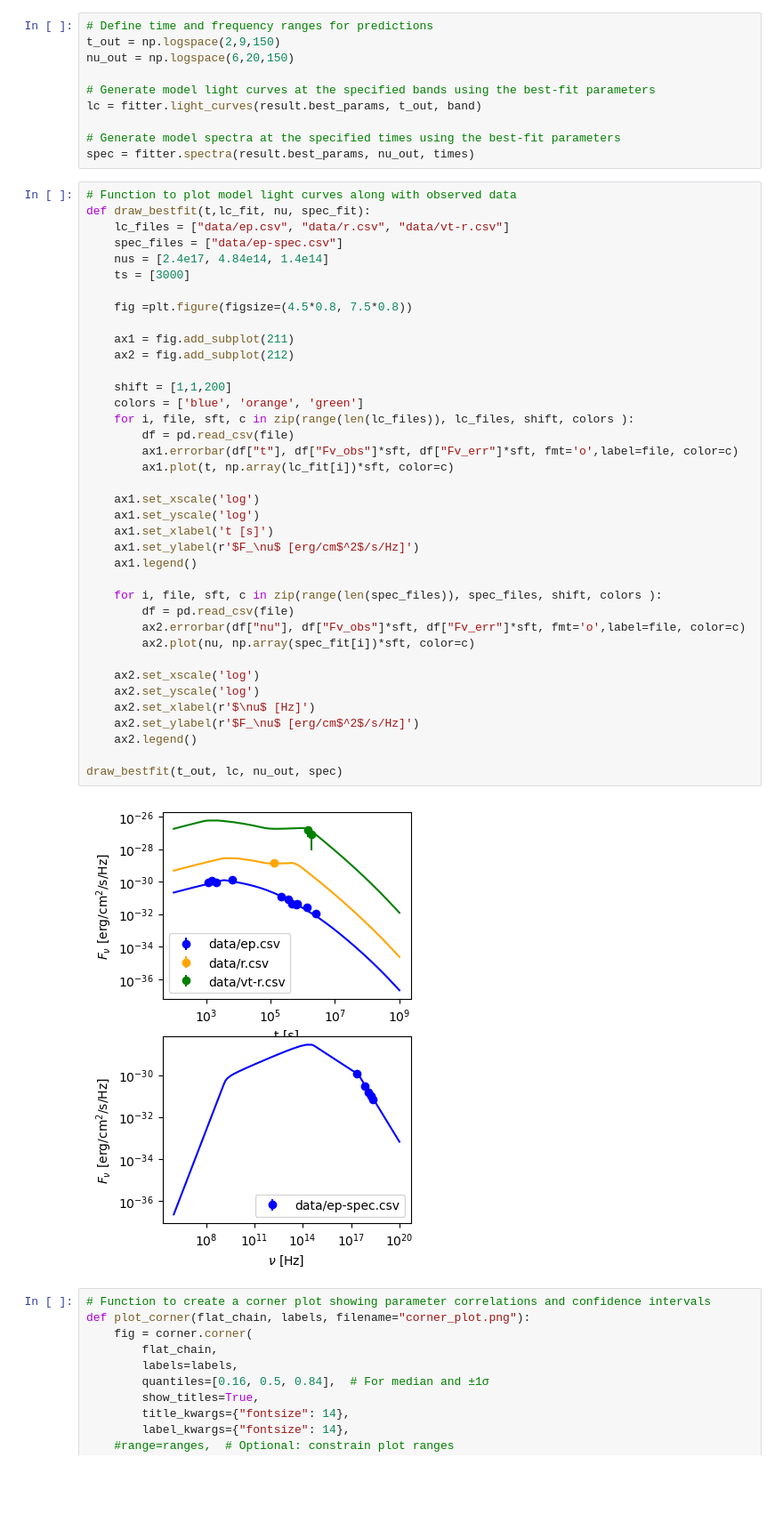
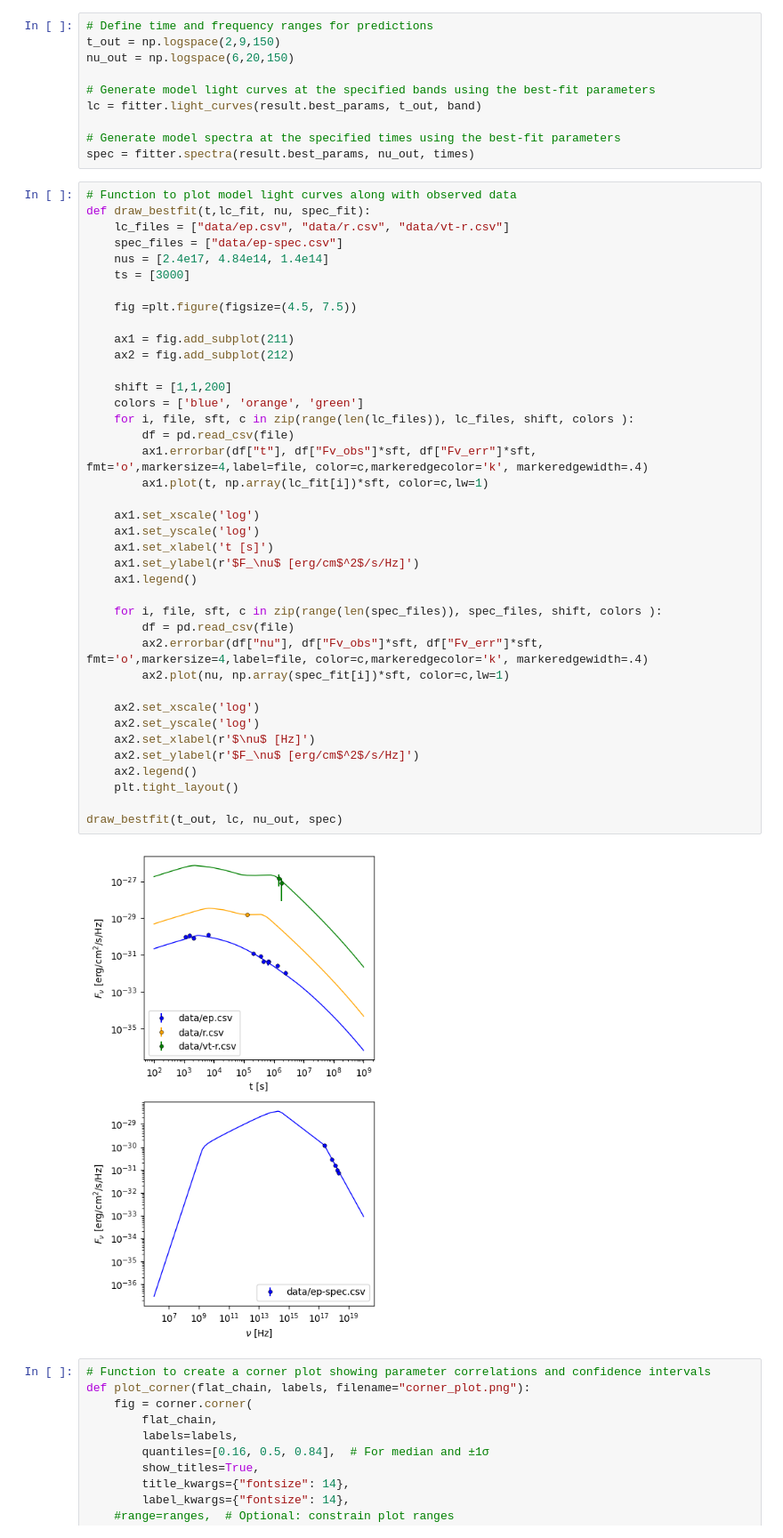
Before and after one commit to cjules0609/VegasAfterglow, a Jupyter notebook: script/mcmc.ipynb, the cells around one changed output. Shown: that part at 89% size. Cells and saved outputs as stored; diff of their text form; blank space fills up the shorter version.

```diff
--- a/script/mcmc.ipynb
+++ b/script/mcmc.ipynb
@@ -106,39 +106,40 @@ def draw_bestfit(t,lc_fit, nu, spec_fit):
     spec_files = ["data/ep-spec.csv"]
     nus = [2.4e17, 4.84e14, 1.4e14]
     ts = [3000]
 
-    fig =plt.figure(figsize=(4.5*0.8, 7.5*0.8))
+    fig =plt.figure(figsize=(4.5, 7.5))
 
     ax1 = fig.add_subplot(211)
     ax2 = fig.add_subplot(212)
 
     shift = [1,1,200]
     colors = ['blue', 'orange', 'green']
     for i, file, sft, c in zip(range(len(lc_files)), lc_files, shift, colors ):
         df = pd.read_csv(file)
-        ax1.errorbar(df["t"], df["Fv_obs"]*sft, df["Fv_err"]*sft, fmt='o',label=file, color=c)
-        ax1.plot(t, np.array(lc_fit[i])*sft, color=c)
+        ax1.errorbar(df["t"], df["Fv_obs"]*sft, df["Fv_err"]*sft, fmt='o',markersize=4,label=file, color=c,markeredgecolor='k', markeredgewidth=.4)
+        ax1.plot(t, np.array(lc_fit[i])*sft, color=c,lw=1)
 
     ax1.set_xscale('log')
     ax1.set_yscale('log')
     ax1.set_xlabel('t [s]')
     ax1.set_ylabel(r'$F_\nu$ [erg/cm$^2$/s/Hz]')
     ax1.legend()
 
     for i, file, sft, c in zip(range(len(spec_files)), spec_files, shift, colors ):
         df = pd.read_csv(file)
-        ax2.errorbar(df["nu"], df["Fv_obs"]*sft, df["Fv_err"]*sft, fmt='o',label=file, color=c)
-        ax2.plot(nu, np.array(spec_fit[i])*sft, color=c)
+        ax2.errorbar(df["nu"], df["Fv_obs"]*sft, df["Fv_err"]*sft, fmt='o',markersize=4,label=file, color=c,markeredgecolor='k', markeredgewidth=.4)
+        ax2.plot(nu, np.array(spec_fit[i])*sft, color=c,lw=1)
 
     ax2.set_xscale('log')
     ax2.set_yscale('log')
     ax2.set_xlabel(r'$\nu$ [Hz]')
     ax2.set_ylabel(r'$F_\nu$ [erg/cm$^2$/s/Hz]')
     ax2.legend()
+    plt.tight_layout()
 
 draw_bestfit(t_out, lc, nu_out, spec)
 # %% [output]
-[figure, old version]
+[figure, new version]
 # %%
 # Function to create a corner plot showing parameter correlations and confidence intervals
 def plot_corner(flat_chain, labels, filename="corner_plot.png"):
```
Also changed, not shown: 9 other files.
